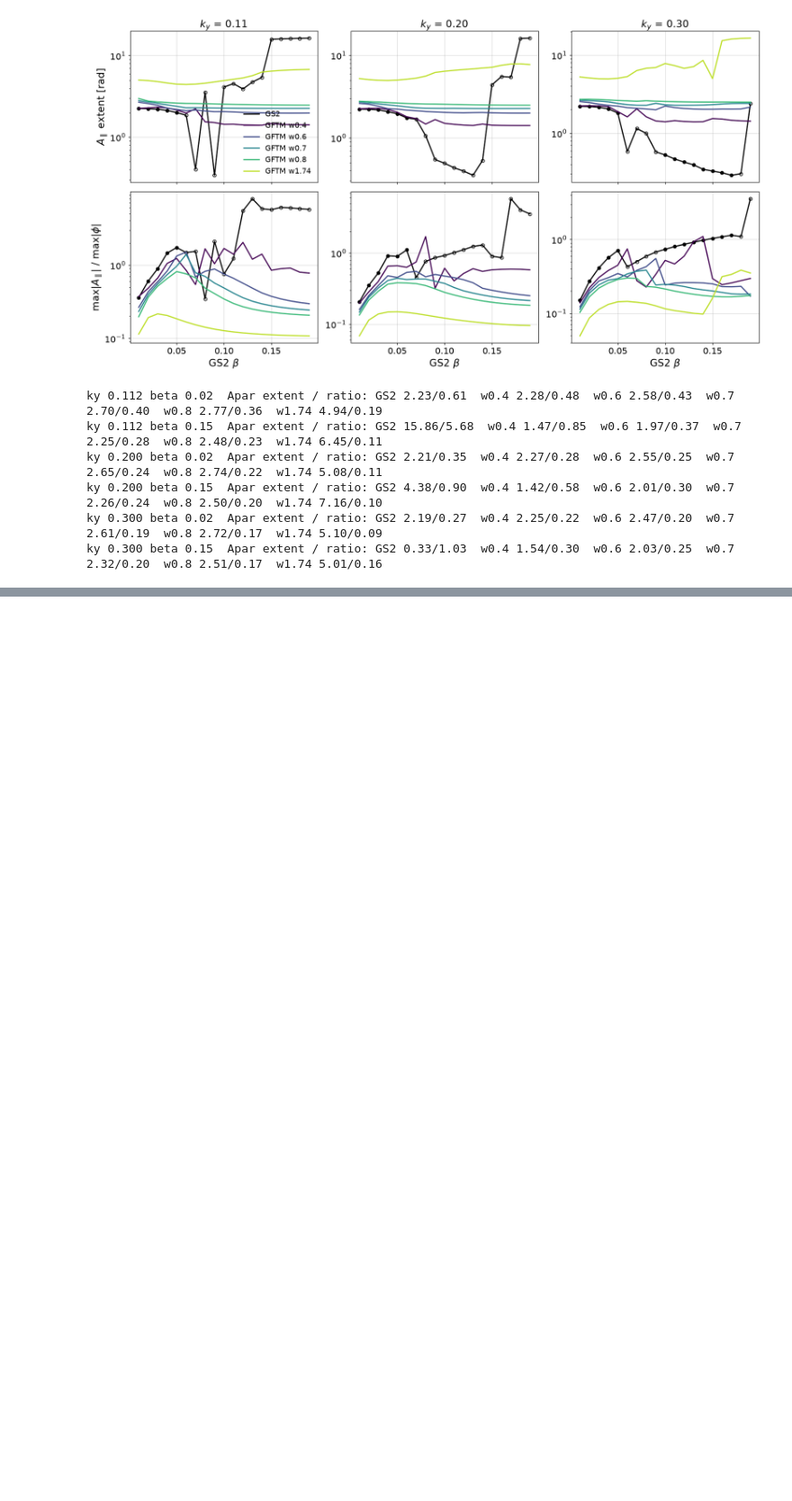
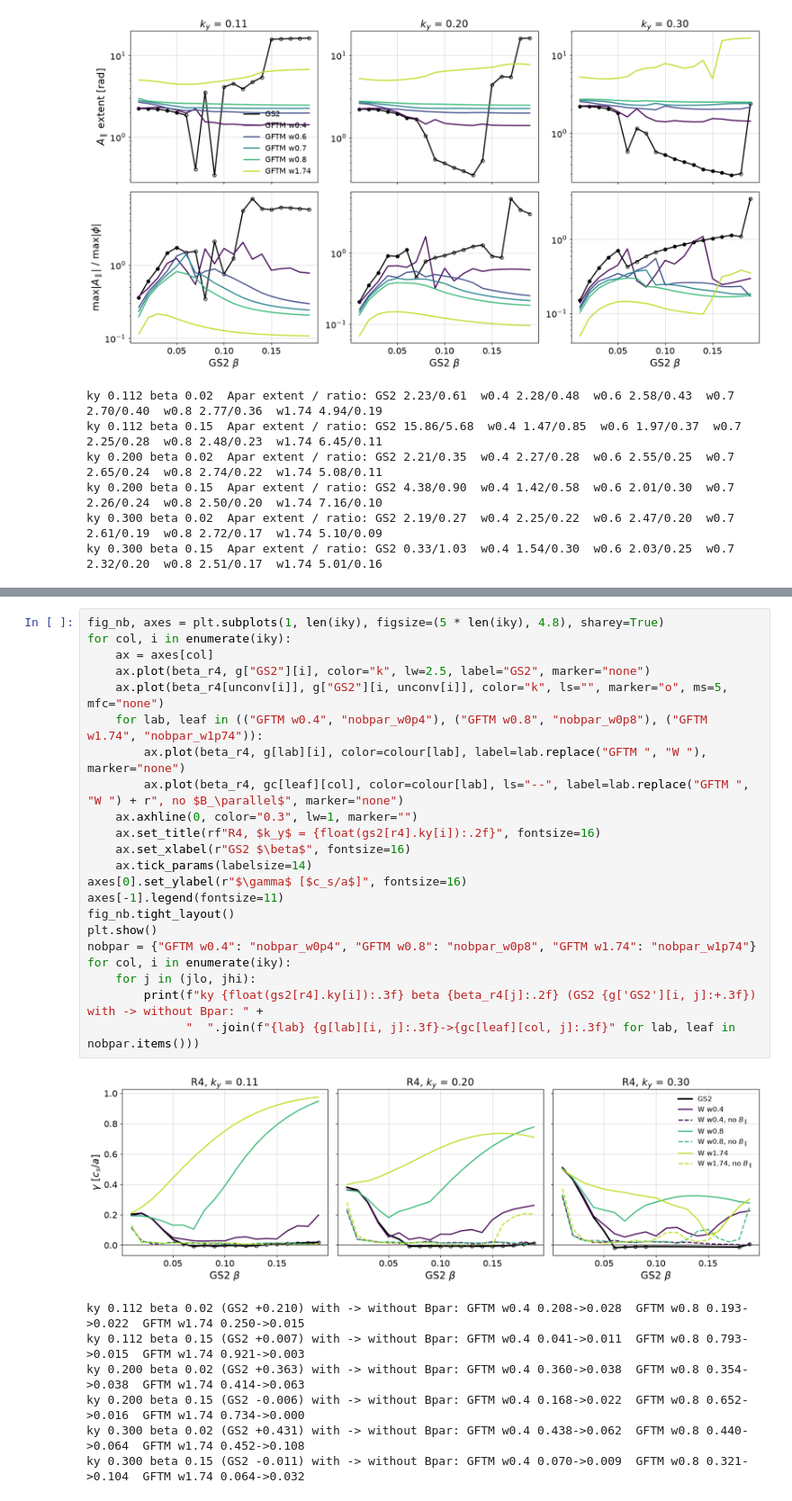
Before and after one commit to FelixWattsYork/General_Analysis, a Jupyter notebook: notebooks/beta_stabilisation_modes.ipynb, the cells around one changed output, grey strips where cells are left out. Shown at 90% size. Cells and saved outputs as stored; diff of their text form; blank space fills up the shorter version.

```diff
--- a/notebooks/beta_stabilisation_modes.ipynb
+++ b/notebooks/beta_stabilisation_modes.ipynb
@@ -767,0 +860,30 @@ ky 0.300 beta 0.15  Apar extent / ratio: GS2 0.33/1.03  w0.4 1.54/0.30  w0.6 2.0
+# %%
+fig_nb, axes = plt.subplots(1, len(iky), figsize=(5 * len(iky), 4.8), sharey=True)
+for col, i in enumerate(iky):
+    ax = axes[col]
+    ax.plot(beta_r4, g["GS2"][i], color="k", lw=2.5, label="GS2", marker="none")
+    ax.plot(beta_r4[unconv[i]], g["GS2"][i, unconv[i]], color="k", ls="", marker="o", ms=5, mfc="none")
+    for lab, leaf in (("GFTM w0.4", "nobpar_w0p4"), ("GFTM w0.8", "nobpar_w0p8"), ("GFTM w1.74", "nobpar_w1p74")):
+        ax.plot(beta_r4, g[lab][i], color=colour[lab], label=lab.replace("GFTM ", "W "), marker="none")
+        ax.plot(beta_r4, gc[leaf][col], color=colour[lab], ls="--", label=lab.replace("GFTM ", "W ") + r", no $B_\parallel$", marker="none")
+    ax.axhline(0, color="0.3", lw=1, marker="")
+    ax.set_title(rf"R4, $k_y$ = {float(gs2[r4].ky[i]):.2f}", fontsize=16)
+    ax.set_xlabel(r"GS2 $\beta$", fontsize=16)
+    ax.tick_params(labelsize=14)
+axes[0].set_ylabel(r"$\gamma$ [$c_s/a$]", fontsize=16)
+axes[-1].legend(fontsize=11)
+fig_nb.tight_layout()
+plt.show()
+nobpar = {"GFTM w0.4": "nobpar_w0p4", "GFTM w0.8": "nobpar_w0p8", "GFTM w1.74": "nobpar_w1p74"}
+for col, i in enumerate(iky):
+    for j in (jlo, jhi):
+        print(f"ky {float(gs2[r4].ky[i]):.3f} beta {beta_r4[j]:.2f} (GS2 {g['GS2'][i, j]:+.3f}) with -> without Bpar: " +
+              "  ".join(f"{lab} {g[lab][i, j]:.3f}->{gc[leaf][col, j]:.3f}" for lab, leaf in nobpar.items()))
+# %% [output]
+[figure, added]
+ky 0.112 beta 0.02 (GS2 +0.210) with -> without Bpar: GFTM w0.4 0.208->0.028  GFTM w0.8 0.193->0.022  GFTM w1.74 0.250->0.015
+ky 0.112 beta 0.15 (GS2 +0.007) with -> without Bpar: GFTM w0.4 0.041->0.011  GFTM w0.8 0.793->0.015  GFTM w1.74 0.921->0.003
+ky 0.200 beta 0.02 (GS2 +0.363) with -> without Bpar: GFTM w0.4 0.360->0.038  GFTM w0.8 0.354->0.038  GFTM w1.74 0.414->0.063
+ky 0.200 beta 0.15 (GS2 -0.006) with -> without Bpar: GFTM w0.4 0.168->0.022  GFTM w0.8 0.652->0.016  GFTM w1.74 0.734->0.000
+ky 0.300 beta 0.02 (GS2 +0.431) with -> without Bpar: GFTM w0.4 0.438->0.062  GFTM w0.8 0.440->0.064  GFTM w1.74 0.452->0.108
+ky 0.300 beta 0.15 (GS2 -0.011) with -> without Bpar: GFTM w0.4 0.070->0.009  GFTM w0.8 0.321->0.104  GFTM w1.74 0.064->0.032
```
Also changed, not shown: parts of 5 cells of this notebook.
